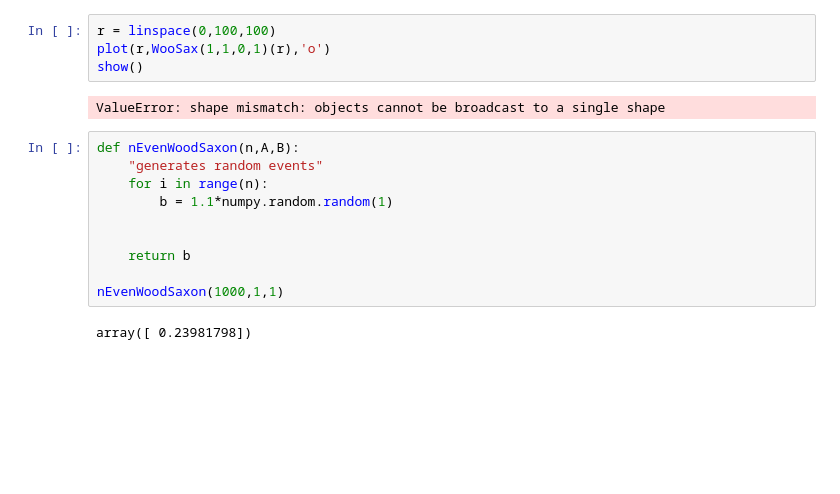
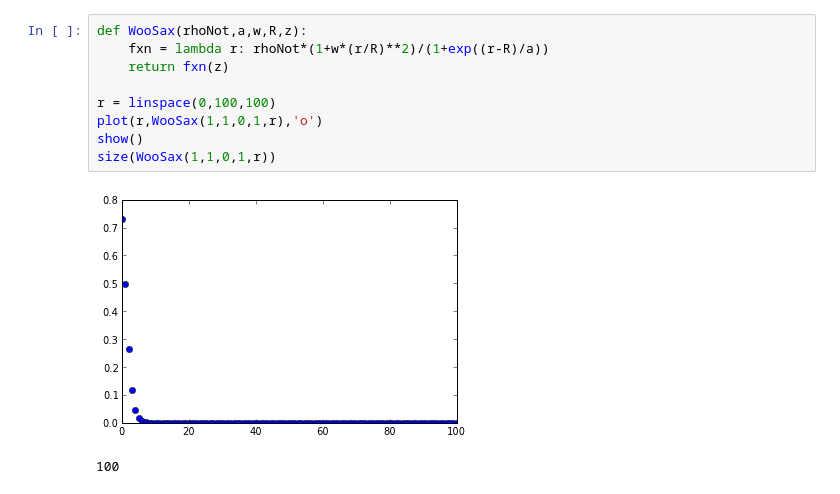
Before and after one commit to mattyuiop/PHYS202-S13, a Jupyter notebook: Project/MCG.ipynb, the cells around one changed output. Saved outputs shown, nothing was run; the diff lists cells and outputs as text; blank space fills up the shorter version.

```diff
--- a/Project/MCG.ipynb
+++ b/Project/MCG.ipynb
@@ -46,18 +43,12 @@ show()
 # %%
+def WooSax(rhoNot,a,w,R,z):
+    fxn = lambda r: rhoNot*(1+w*(r/R)**2)/(1+exp((r-R)/a))
+    return fxn(z)
+
 r = linspace(0,100,100)
-plot(r,WooSax(1,1,0,1)(r),'o')
+plot(r,WooSax(1,1,0,1,r),'o')
 show()
+size(WooSax(1,1,0,1,r))
 # %% [output]
+[figure, added]
-ValueError: shape mismatch: objects cannot be broadcast to a single shape
+100
-# %%
-def nEvenWoodSaxon(n,A,B):
-    "generates random events"
-    for i in range(n):
-        b = 1.1*numpy.random.random(1)
-
-
-    return b
-
-nEvenWoodSaxon(1000,1,1)
-# %% [output]
-array([ 0.23981798])
```
Also changed, not shown: parts of 2 cells of this notebook, 1 other file.
